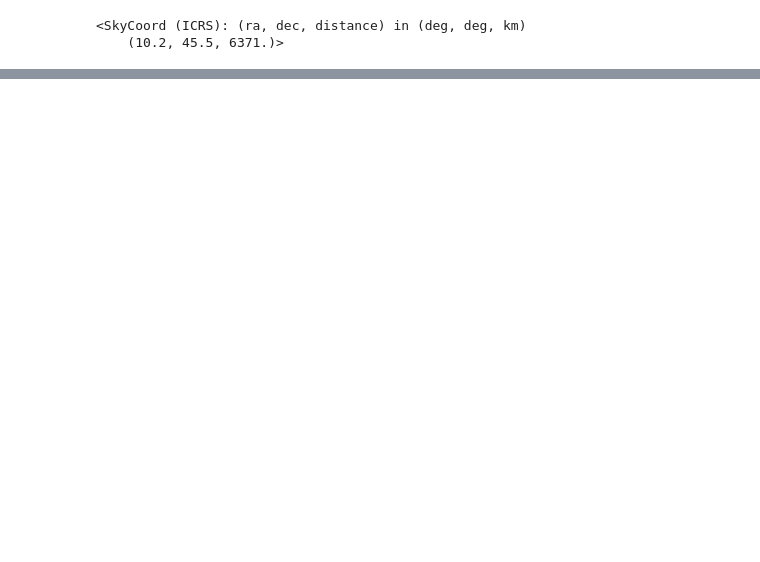
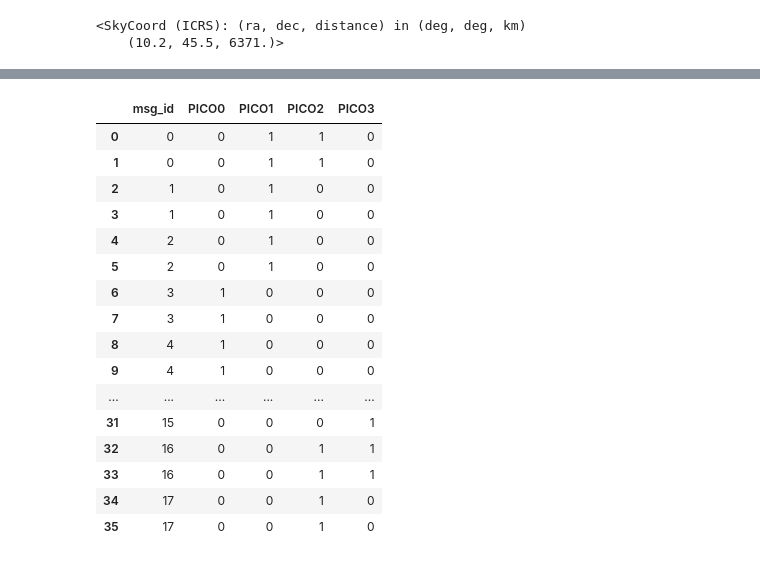
Before and after one commit to gpapromeo/python, a Jupyter notebook: astro_environment2.ipynb, the cells around one changed output, grey strips where cells are left out. Drawn from its saved outputs; the diff is of its cells as text; code cells hidden in the pictures; blank space fills up the shorter version.

Commit message:
Simulation output to table

```diff
--- a/astro_environment2.ipynb
+++ b/astro_environment2.ipynb
@@ -138,0 +176,43 @@ gs.lon
+# %%
+gs = sched_transm_gs(45.5, 10.2, 0, 'Brescia 01')
+
+t_stp = 60  # seconds
+sim_steps = 200  # simulation steps
+data_row = {'msg_id':-1}
+[data_row.update({sat.name: 0}) for sat in sats]
+data_lst = list()
+
+for stp in range(sim_steps):
+    gs.propagate(t_stp)
+    data, id = gs.transmission()
+    data_tmp_row = copy.deepcopy(data_row)
+    for sat in sats:
+        sat.propagate(t_stp)
+        link_angl = gs.skycoord().separation(sat.skycoord())
+        if link_angl <= 70 * u.degree and data is not None:
+            # print(f'Satellite {sat.name} received {data}')
+            data_tmp_row.update({'msg_id': id, sat.name: 1})
+    if data_tmp_row['msg_id'] != -1:
+        data_lst.append(data_tmp_row)
+# %%
+data_lst
+df = pd.DataFrame(data_lst)
+df
+# %% [output]
+|  | msg_id | PICO0 | PICO1 | PICO2 | PICO3 |
+| 0 | 0 | 0 | 1 | 1 | 0 |
+| 1 | 0 | 0 | 1 | 1 | 0 |
+| 2 | 1 | 0 | 1 | 0 | 0 |
+| 3 | 1 | 0 | 1 | 0 | 0 |
+| 4 | 2 | 0 | 1 | 0 | 0 |
+| 5 | 2 | 0 | 1 | 0 | 0 |
+| 6 | 3 | 1 | 0 | 0 | 0 |
+| 7 | 3 | 1 | 0 | 0 | 0 |
+| 8 | 4 | 1 | 0 | 0 | 0 |
+| 9 | 4 | 1 | 0 | 0 | 0 |
+| ... | ... | ... | ... | ... | ... |
+| 31 | 15 | 0 | 0 | 0 | 1 |
+| 32 | 16 | 0 | 0 | 1 | 1 |
+| 33 | 16 | 0 | 0 | 1 | 1 |
+| 34 | 17 | 0 | 0 | 1 | 0 |
+| 35 | 17 | 0 | 0 | 1 | 0 |
```
Also changed, not shown: parts of 10 cells of this notebook, 2 other files.
